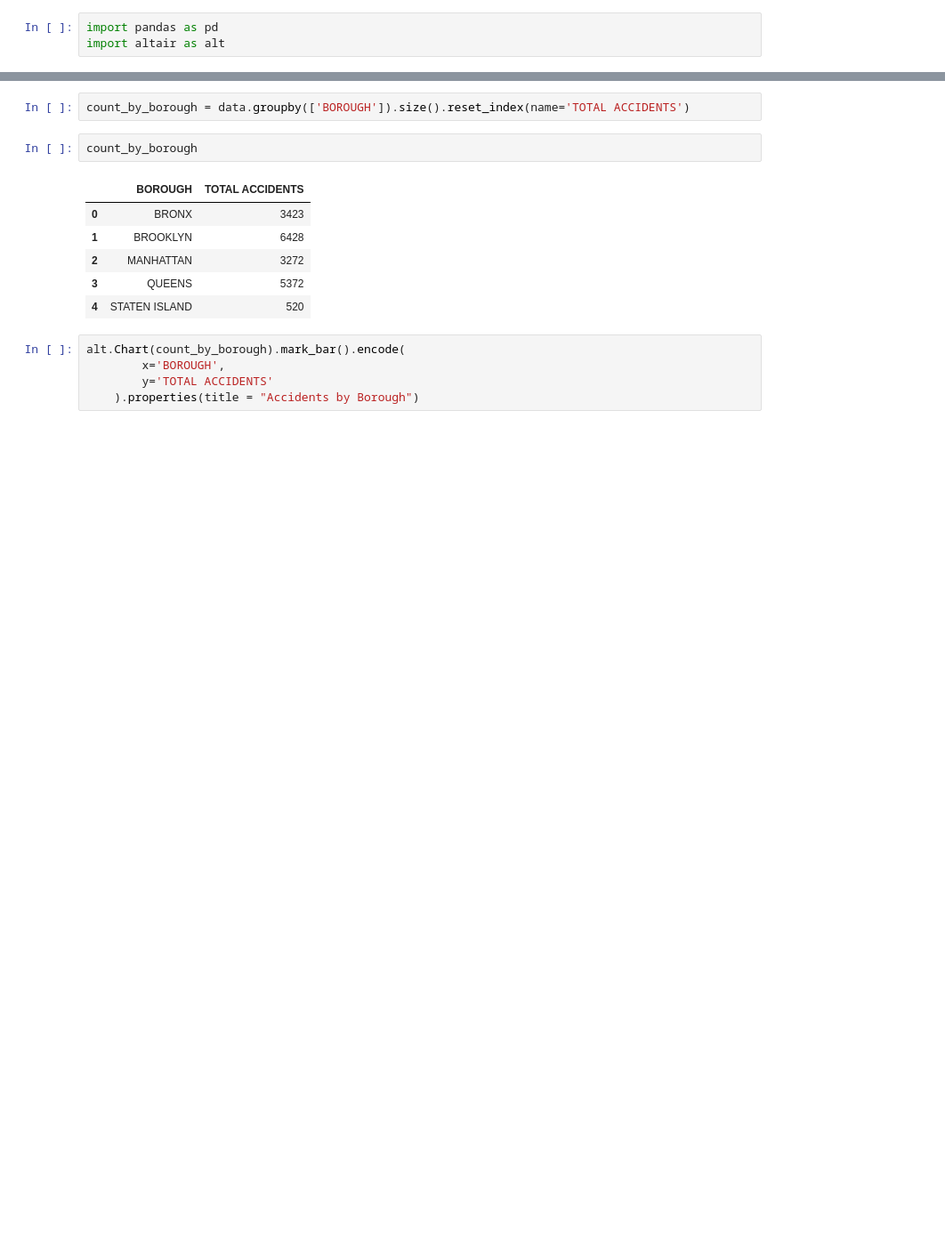
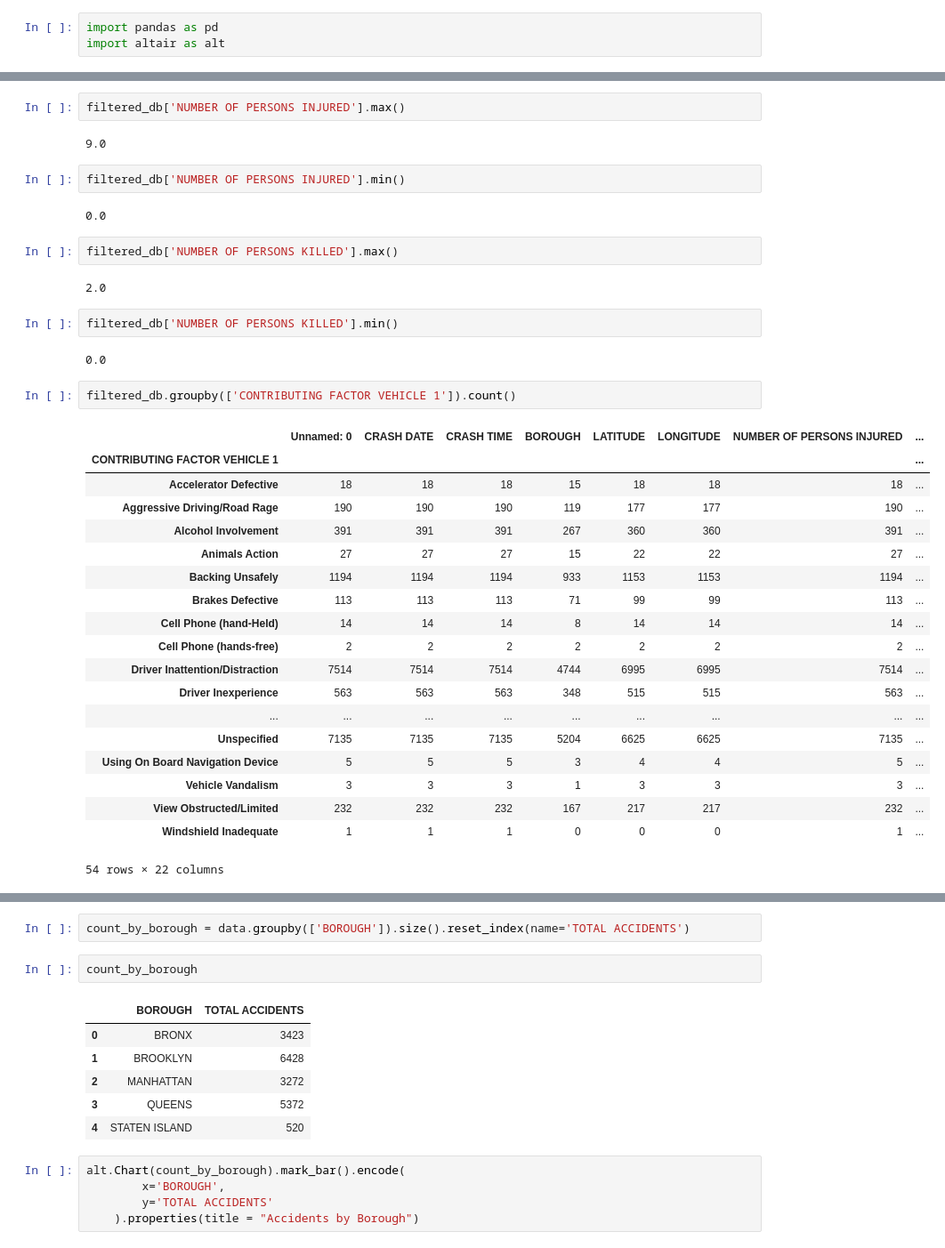
Before and after one commit to alizrui/VD-MEI, a Jupyter notebook: pract1/ploting.ipynb, the cells around one changed output, grey strips where cells are left out. Shown at 89% size. Saved outputs shown, nothing was run; the diff lists cells and outputs as text; blank space fills up the shorter version.

```diff
--- a/pract1/ploting.ipynb
+++ b/pract1/ploting.ipynb
@@ -3,0 +54,38 @@ import altair as alt
+# %%
+filtered_db['NUMBER OF PERSONS INJURED'].max()
+# %% [output]
+9.0
+# %%
+filtered_db['NUMBER OF PERSONS INJURED'].min()
+# %% [output]
+0.0
+# %%
+filtered_db['NUMBER OF PERSONS KILLED'].max()
+# %% [output]
+2.0
+# %%
+filtered_db['NUMBER OF PERSONS KILLED'].min()
+# %% [output]
+0.0
+# %%
+filtered_db.groupby(['CONTRIBUTING FACTOR VEHICLE 1']).count()
+# %% [output]
+|  | Unnamed: 0 | CRASH DATE | CRASH TIME | BOROUGH | LATITUDE | LONGITUDE | NUMBER OF PERSONS INJURED | ... |
+| CONTRIBUTING FACTOR VEHICLE 1 |  |  |  |  |  |  |  | ... |
+| Accelerator Defective | 18 | 18 | 18 | 15 | 18 | 18 | 18 | ... |
+| Aggressive Driving/Road Rage | 190 | 190 | 190 | 119 | 177 | 177 | 190 | ... |
+| Alcohol Involvement | 391 | 391 | 391 | 267 | 360 | 360 | 391 | ... |
+| Animals Action | 27 | 27 | 27 | 15 | 22 | 22 | 27 | ... |
+| Backing Unsafely | 1194 | 1194 | 1194 | 933 | 1153 | 1153 | 1194 | ... |
+| Brakes Defective | 113 | 113 | 113 | 71 | 99 | 99 | 113 | ... |
+| Cell Phone (hand-Held) | 14 | 14 | 14 | 8 | 14 | 14 | 14 | ... |
+| Cell Phone (hands-free) | 2 | 2 | 2 | 2 | 2 | 2 | 2 | ... |
+| Driver Inattention/Distraction | 7514 | 7514 | 7514 | 4744 | 6995 | 6995 | 7514 | ... |
+| Driver Inexperience | 563 | 563 | 563 | 348 | 515 | 515 | 563 | ... |
+| ... | ... | ... | ... | ... | ... | ... | ... | ... |
+| Unspecified | 7135 | 7135 | 7135 | 5204 | 6625 | 6625 | 7135 | ... |
+| Using On Board Navigation Device | 5 | 5 | 5 | 3 | 4 | 4 | 5 | ... |
+| Vehicle Vandalism | 3 | 3 | 3 | 1 | 3 | 3 | 3 | ... |
+| View Obstructed/Limited | 232 | 232 | 232 | 167 | 217 | 217 | 232 | ... |
+| Windshield Inadequate | 1 | 1 | 1 | 0 | 0 | 0 | 1 | ... |
+54 rows × 22 columns
```
Also changed, not shown: parts of 66 cells of this notebook, 12 other files.
